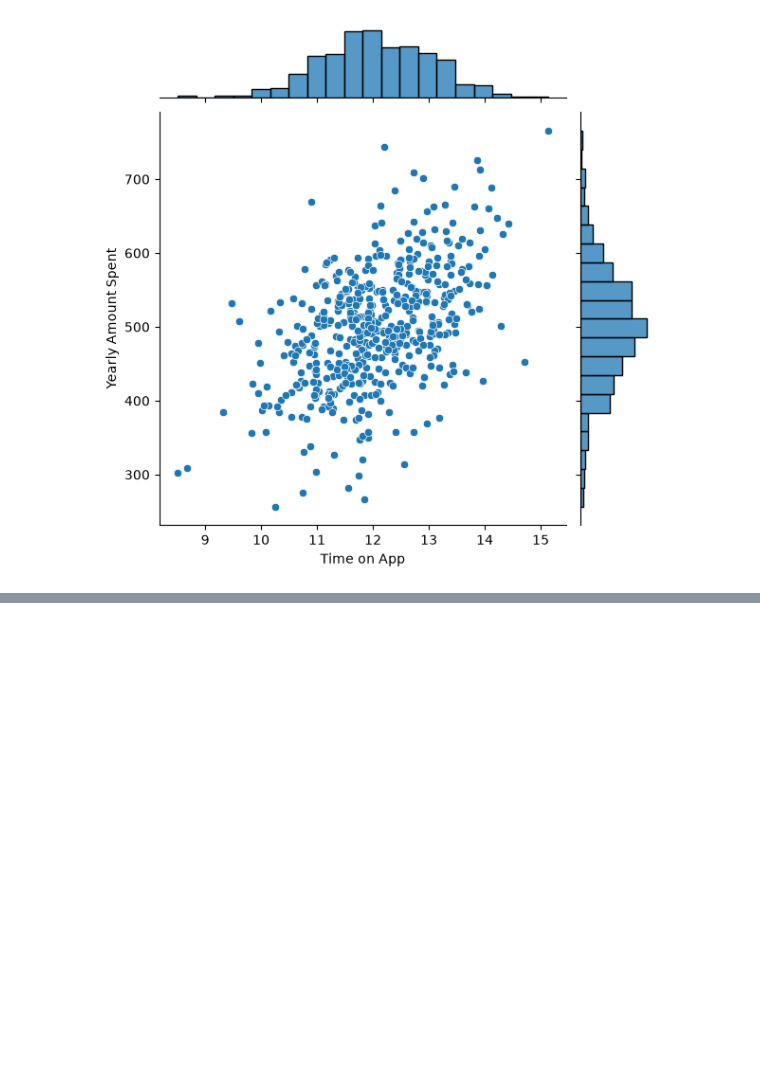
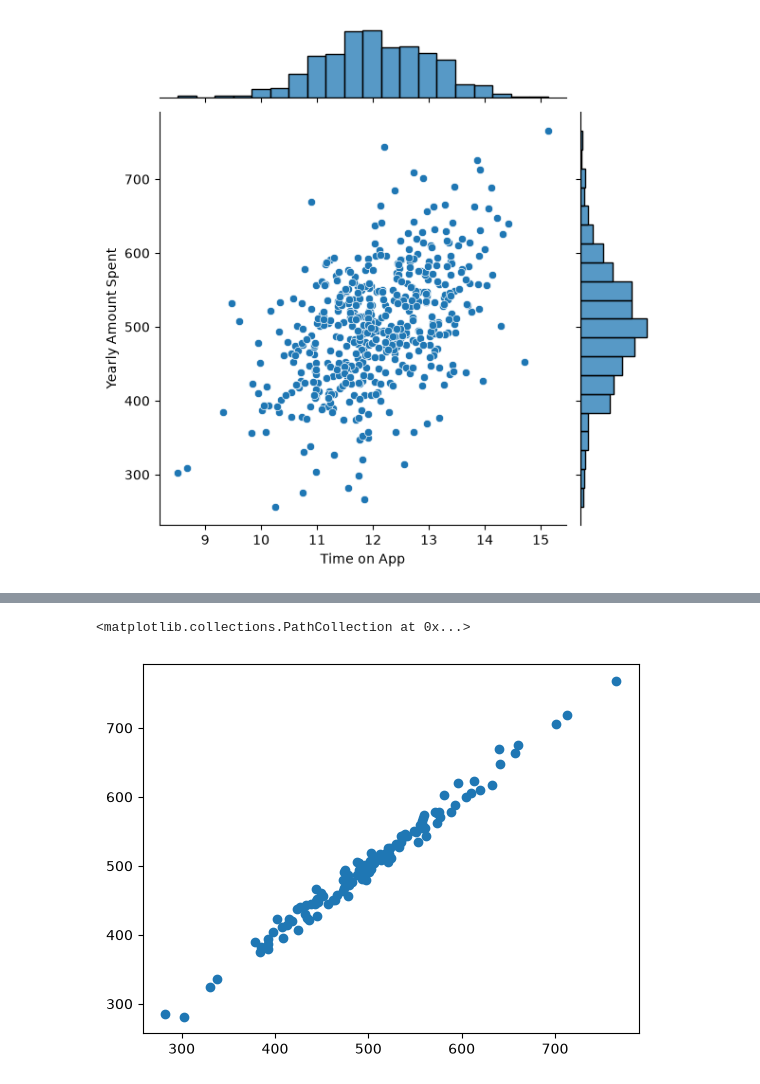
Before and after one commit to Jahid-dev32/Linear_Regression, a Jupyter notebook: Linear_Regression.ipynb, the cells around one changed output, grey strips where cells are left out. Cells and saved outputs as stored; diff of their text form; code cells hidden in the pictures; blank space fills up the shorter version.

Commit message:
Train_Test

```diff
--- a/Linear_Regression.ipynb
+++ b/Linear_Regression.ipynb
@@ -88,0 +91,11 @@ sb.jointplot(x= 'Time on App', y= 'Yearly Amount Spent', data= data)
+# %%
+x= data[['Avg. Session Length', 'Time on App',
+       'Time on Website', 'Length of Membership']]
+y= data['Yearly Amount Spent']
+# %%
+x_train, x_test, y_train, y_test = train_test_split(x,y, test_size=.25, random_state=232)
+# %%
+
+lm = LinearRegression()
+
+lm.fit(x_train, y_train)
@@ -88,0 +104,2 @@ sb.jointplot(x= 'Time on App', y= 'Yearly Amount Spent', data= data)
+# %%
+prediction = lm.predict(x_test)
@@ -88,0 +126,5 @@ sb.jointplot(x= 'Time on App', y= 'Yearly Amount Spent', data= data)
+# %%
+plt.scatter(y_test, prediction)
+# %% [output]
+<matplotlib.collections.PathCollection at 0x...>
+[figure, added]
```
Also changed, not shown: parts of 8 cells of this notebook.
